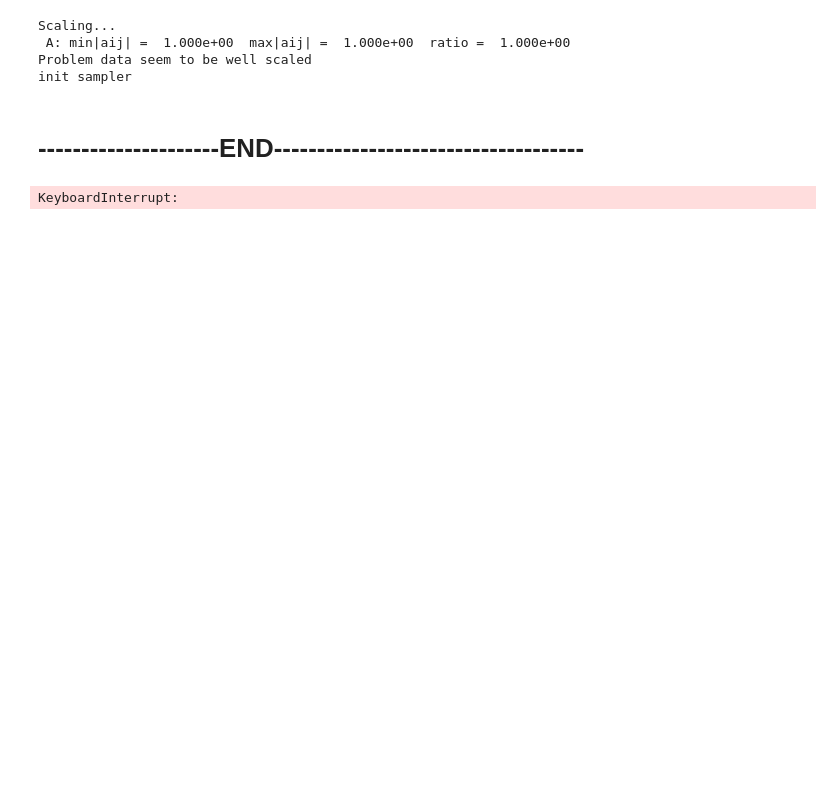
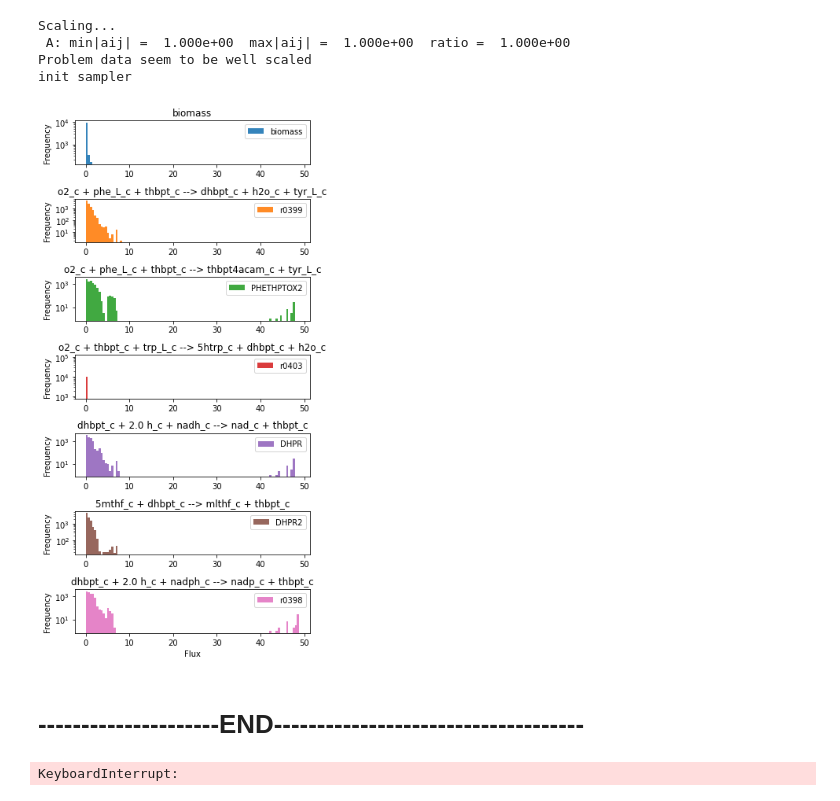
Before and after one commit to DeepenData/Graph_Neural_Networks_and_Phenylketonuria, a Jupyter notebook: src/step00_flux_sampling_cobra_model.ipynb, the cells around one changed output. Drawn from its saved outputs; the diff is of its cells as text; code cells hidden in the pictures; blank space fills up the shorter version.

Commit message:
new flux sampling

```diff
--- a/src/step00_flux_sampling_cobra_model.ipynb
+++ b/src/step00_flux_sampling_cobra_model.ipynb
@@ -7,14 +7,13 @@ warnings.simplefilter('ignore')
 from cobra.sampling import OptGPSampler, ACHRSampler
 import os
 cpus = os.cpu_count()
-
+from cobra.io.json import load_json_model
 #model = load_matlab_model("./COBRA_models/GEM_Recon2_thermocurated_redHUMAN.mat")
-from acevedo_clss_and_fcns import *
+#from acevedo_clss_and_fcns import *
 model                                 = load_json_model("./COBRA_models/GEM_Recon2_thermocurated_redHUMAN.json")
-co    = model.problem.Constraint(model.reactions.biomass.flux_expression, lb=.01 * model.optimize().objective_value)
+co    = model.problem.Constraint(model.reactions.biomass.flux_expression, lb=.05 * model.optimize().objective_value)
 model.add_cons_vars([co])
 print("init sampler")
-optgp = OptGPSampler(model, processes=cpus, thinning=100)
 # %% [output]
 Scaling...
  A: min|aij| =  1.000e+00  max|aij| =  1.000e+00  ratio =  1.000e+00
@@ -23,24 +30,30 @@ init sampler
+# %%
+samples = optgp.sample(10_000)
 # %%
-samples = optgp.sample(5)
-samples.to_parquet("./results/data/flux_samples/flux_samples_v2_test.parquet.gzip", compression='gzip')
+
+
+samples.to_parquet("./results/data/flux_samples/flux_samples_v2_10_000.parquet.gzip", compression='gzip')
 # %%
 import matplotlib.pyplot as plt
 
 rxn_list = ['biomass', 'r0399', 'PHETHPTOX2', 'r0403', 'DHPR', 'DHPR2', 'r0398']
 
 
 formulas =  [model.reactions.get_by_id(r).reaction if r != 'biomass' else 'biomass' for r in rxn_list]
 
 
 #fig, axes = plt.subplots(nrows=4, ncols=4)
-s[rxn_list].plot.hist(bins=100, alpha=0.9, figsize=(5,10), subplots=True, sharey=False,
+
+samples[rxn_list].plot.hist(bins=100, alpha=0.9, figsize=(5,10), subplots=True, sharey=False,
                       sharex=False, logy = True, title = formulas, ylabel = ['', '', ''], grid=False)
 plt.xlabel('Flux')
 #plt.ylabel(None)
 #plt.ylabel("common Y")
 #fig.supylabel('common y label')
 plt.tight_layout()
 plt.show()
+# %% [output]
+[figure, added]
 # %% [markdown]
 # ---------------------END------------------------------------
 # %%
```
Also changed, not shown: parts of 1 cell of this notebook, 1 other file.
